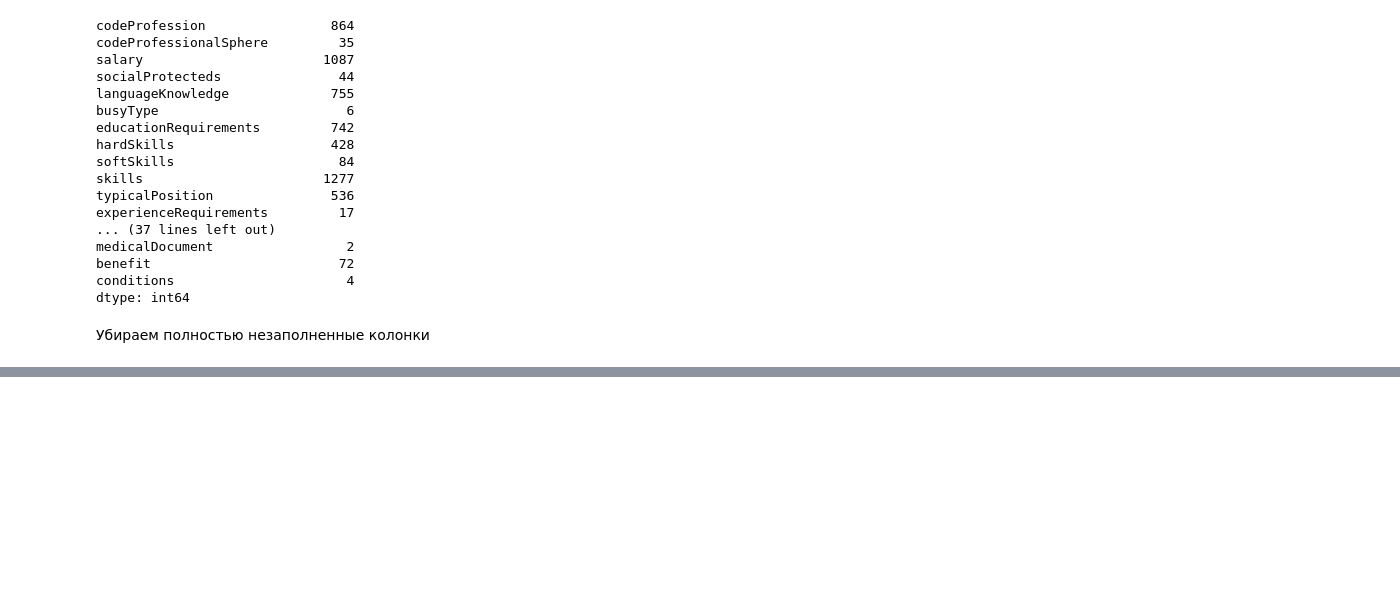
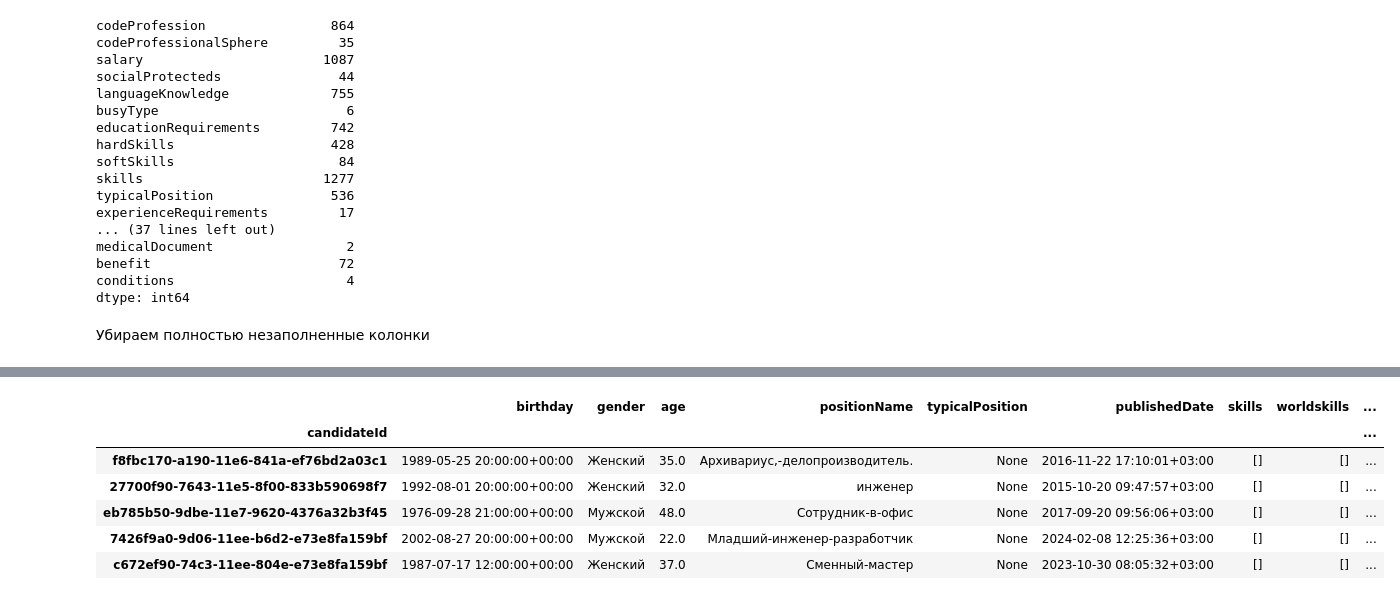
Before and after one commit to catlilface/diploma, a Jupyter notebook: eda.ipynb, the cells around one changed output, grey strips where cells are left out. Saved outputs shown, nothing was run; the diff lists cells and outputs as text; code cells hidden in the pictures; blank space fills up the shorter version.

```diff
--- a/eda.ipynb
+++ b/eda.ipynb
@@ -199,0 +267,23 @@ Rendering 5
+# %%
+clean_cv_df.birthday = pd.to_datetime(clean_cv_df.birthday, errors='coerce', utc=True)
+clean_cv_df.gender = clean_cv_df.gender.astype('string')
+clean_cv_df.birthday = pd.to_datetime(clean_cv_df.birthday)
+clean_cv_df.age = pd.to_numeric(clean_cv_df.age, errors='coerce')
+clean_cv_df.positionName = clean_cv_df.positionName.astype('string')
+clean_cv_df.publishedDate = pd.to_datetime(clean_cv_df.publishedDate)
+clean_cv_df.experience = pd.to_numeric(clean_cv_df.experience, errors='coerce')
+clean_cv_df.otherCertificates = clean_cv_df.otherCertificates.astype('string')
+clean_cv_df.scheduleType = clean_cv_df.scheduleType.astype('string')
+clean_cv_df.salaryMin = pd.to_numeric(clean_cv_df.salaryMin, errors='coerce')
+clean_cv_df.salaryMax = pd.to_numeric(clean_cv_df.salaryMax, errors='coerce')
+clean_cv_df.education = clean_cv_df.education.astype('string')
+# %%
+clean_cv_df.head()
+# %% [output]
+|  | birthday | gender | age | positionName | typicalPosition | publishedDate | skills | worldskills | ... |
+| candidateId |  |  |  |  |  |  |  |  | ... |
+| f8fbc170-a190-11e6-841a-ef76bd2a03c1 | 1989-05-25 20:00:00+00:00 | Женский | 35.0 | Архивариус,-делопроизводитель. | None | 2016-11-22 17:10:01+03:00 | [] | [] | ... |
+| 27700f90-7643-11e5-8f00-833b590698f7 | 1992-08-01 20:00:00+00:00 | Женский | 32.0 | инженер | None | 2015-10-20 09:47:57+03:00 | [] | [] | ... |
+| eb785b50-9dbe-11e7-9620-4376a32b3f45 | 1976-09-28 21:00:00+00:00 | Мужской | 48.0 | Сотрудник-в-офис | None | 2017-09-20 09:56:06+03:00 | [] | [] | ... |
+| 7426f9a0-9d06-11ee-b6d2-e73e8fa159bf | 2002-08-27 20:00:00+00:00 | Мужской | 22.0 | Младший-инженер-разработчик | None | 2024-02-08 12:25:36+03:00 | [] | [] | ... |
+| c672ef90-74c3-11ee-804e-e73e8fa159bf | 1987-07-17 12:00:00+00:00 | Женский | 37.0 | Сменный-мастер | None | 2023-10-30 08:05:32+03:00 | [] | [] | ... |
```
Also changed, not shown: parts of 26 cells of this notebook.
